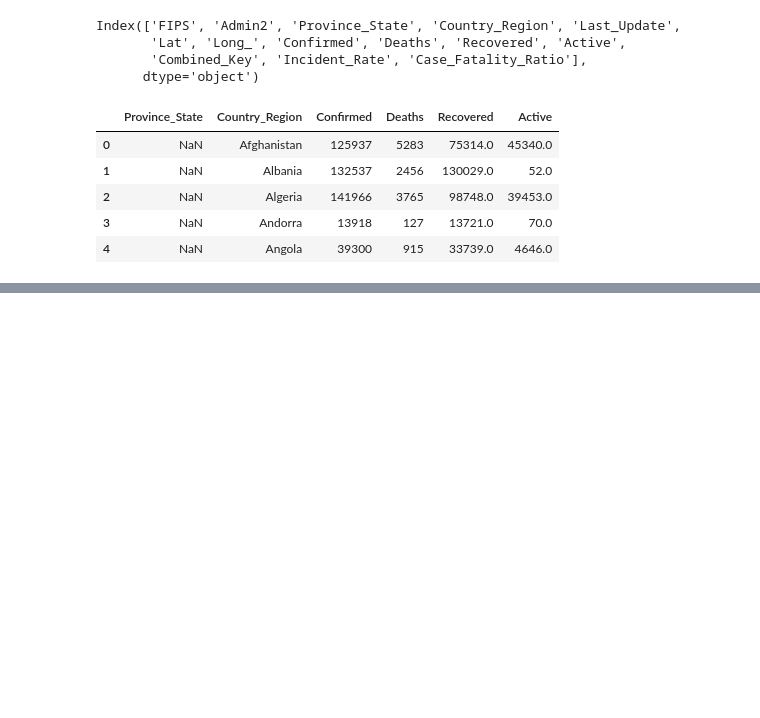
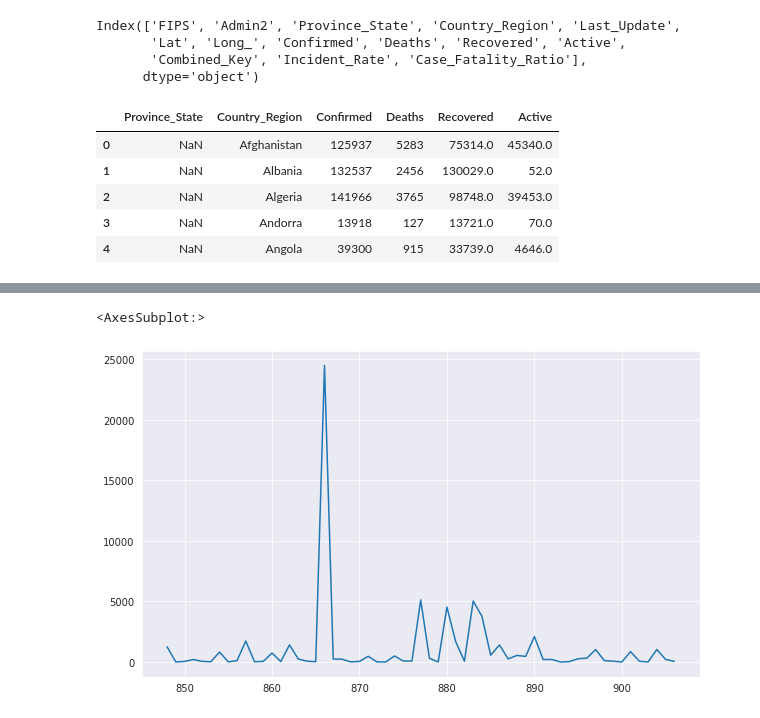
Before and after one commit to roblivesinottawa/analysis-covid-python, a Jupyter notebook: analysis-covid-python-workspace/notebooks/2021/07-05-2021.ipynb, the cells around one changed output, grey strips where cells are left out. Saved outputs shown, nothing was run; the diff lists cells and outputs as text; code cells hidden in the pictures; blank space fills up the shorter version.

```diff
--- a/analysis-covid-python-workspace/notebooks/2021/07-05-2021.ipynb
+++ b/analysis-covid-python-workspace/notebooks/2021/07-05-2021.ipynb
@@ -43,0 +54,2 @@ df.head()
+# %%
+df_us = df[df['Country_Region'] == 'US']
@@ -43,0 +70,2 @@ df.head()
+# %%
+df_us.drop(['Recovered', 'Active'], axis=1, inplace=True)
@@ -43,0 +91,2 @@ df.head()
+# %%
+df_us.rename(columns={'Province_State': 'State', 'Country_Region': 'Country'}, inplace=True)
@@ -43,0 +127,5 @@ df.head()
+# %%
+df_us[df_us['State'] == 'California']['Deaths'].plot(kind='line', figsize=(10, 6))
+# %% [output]
+<AxesSubplot:>
+[figure, added]
```
Also changed, not shown: parts of 32 cells of this notebook, 1 other file.
